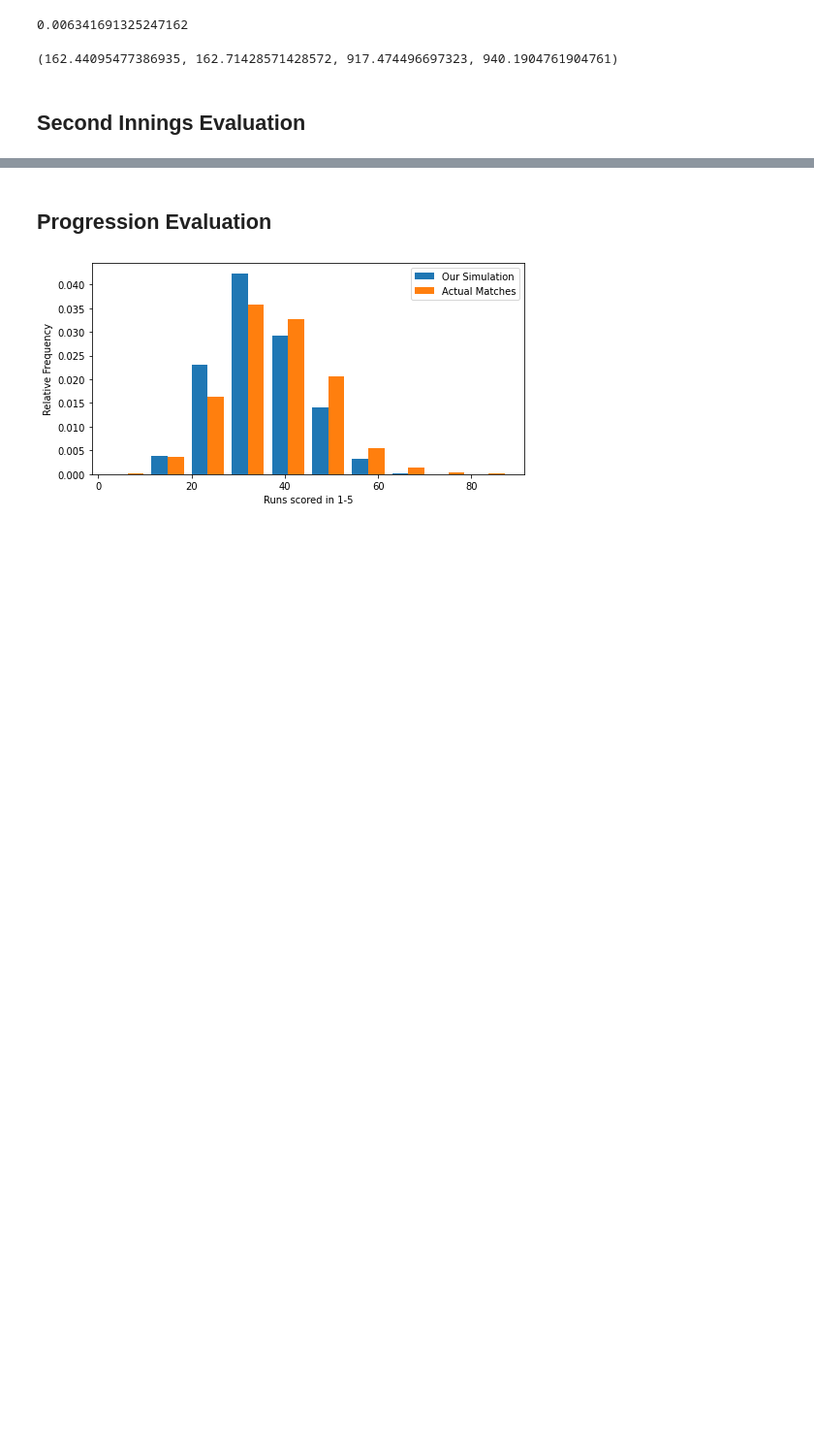
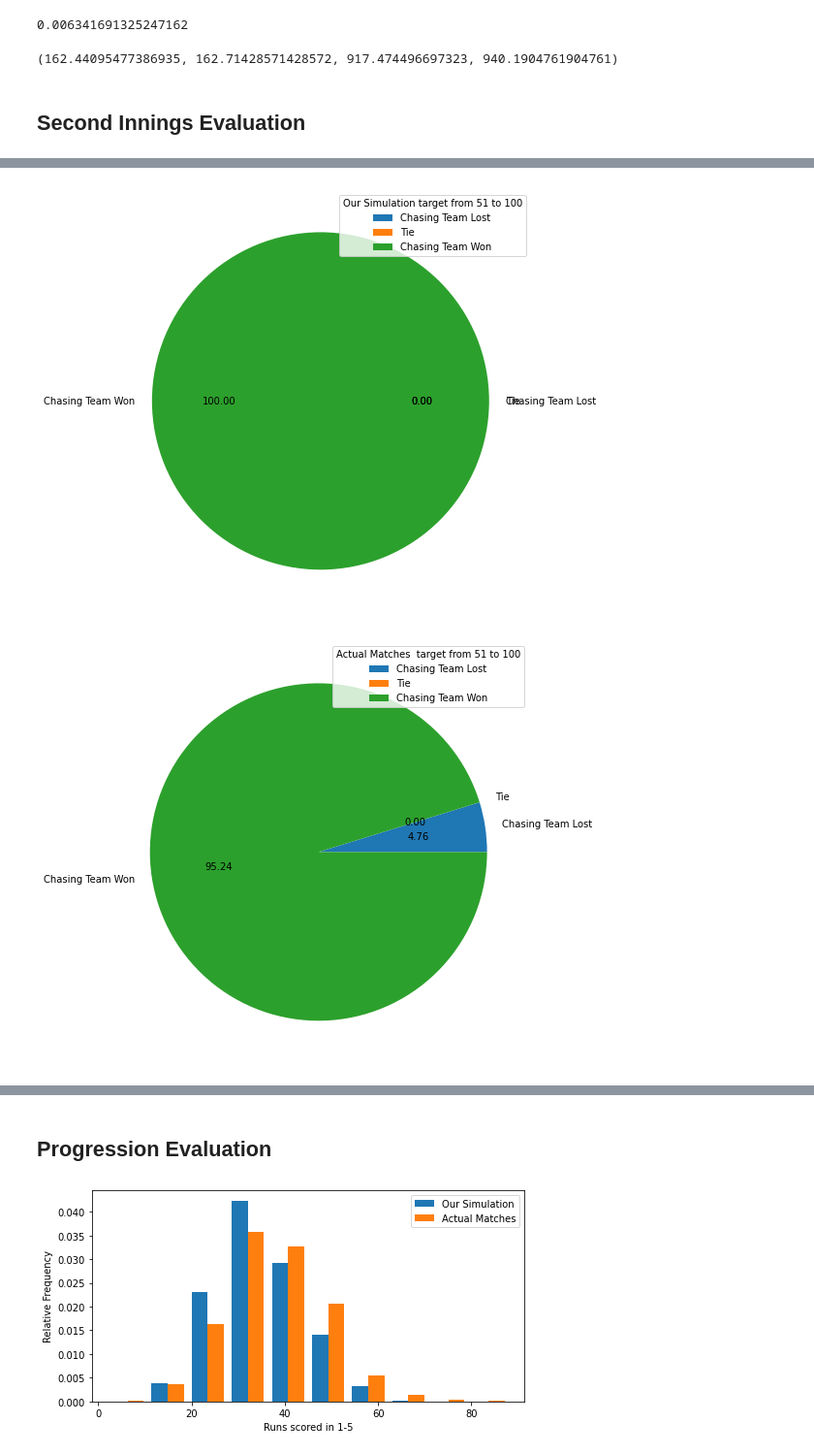
Before and after one commit to AravindM2803/IPL-Simulator, a Jupyter notebook: iplsim-dense/Evaluate.ipynb, the cells around one changed output, grey strips where cells are left out. Shown at 97% size. Drawn from its saved outputs; the diff is of its cells as text; code cells hidden in the pictures; blank space fills up the shorter version.

```diff
--- a/iplsim-dense/Evaluate.ipynb
+++ b/iplsim-dense/Evaluate.ipynb
@@ -117,0 +167,31 @@ mean_actual, mean_sim,variance_actual, variance_sim
+# %%
+step = 50
+for inn1_start, inn1_end in [[i+1, i+step] for i in range(50, 250, step)]:
+    actual_chasing_outcome = [i["Outcome"] for i in actual_chasing_stat
+                            if (inn1_start <= i["First_Innings_Score"] <= inn1_end)]
+    evaluator_chasing_outcome = [i["Outcome"] for i in evaluator_chasing_stat
+                                if (inn1_start <= i["First_Innings_Score"] <= inn1_end)]
+    pie_lis = []
+    labels = ["Chasing Team Lost", "Tie", "Chasing Team Won"]
+    for outcome_lis in [evaluator_chasing_outcome, actual_chasing_outcome]:
+        res_dist = { -1: 0, 0: 0, 1: 0}
+        for res in (outcome_lis):
+            if res in res_dist:
+                res_dist[res] += 1
+            else:
+                res_dist[res] = 1
+        pie_lis.append([res_dist[i] for i in sorted(res_dist)])
+
+    fig = plt.gcf()
+    fig.set_size_inches(8, 8)
+    plt.pie(pie_lis[0], labels=labels, autopct="%.2f")
+    plt.legend(title = f"Our Simulation target from {inn1_start} to {inn1_end}")
+    plt.show()
+    fig = plt.gcf()
+    fig.set_size_inches(8, 8)
+    plt.pie(pie_lis[1], labels=labels, autopct="%.2f")
+    plt.legend(title = f"Actual Matches  target from {inn1_start} to {inn1_end}")
+    plt.show()
+# %% [output]
+[figure, added]
+[figure, added]
```
Also changed, not shown: parts of 3 cells of this notebook.
